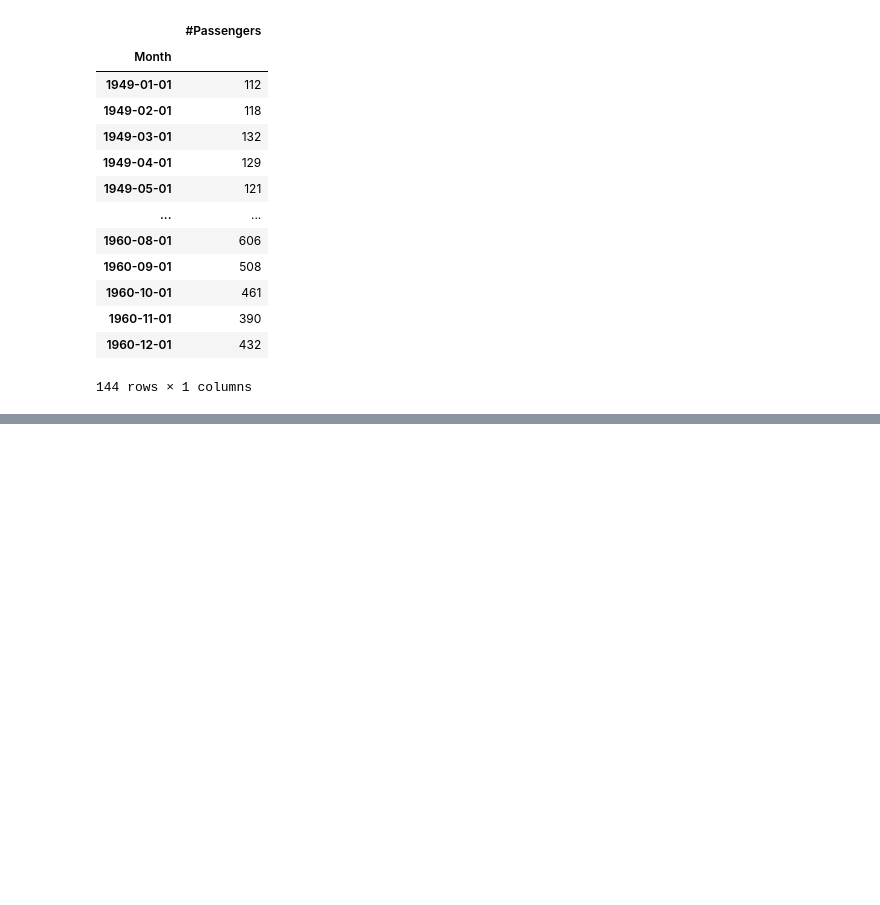
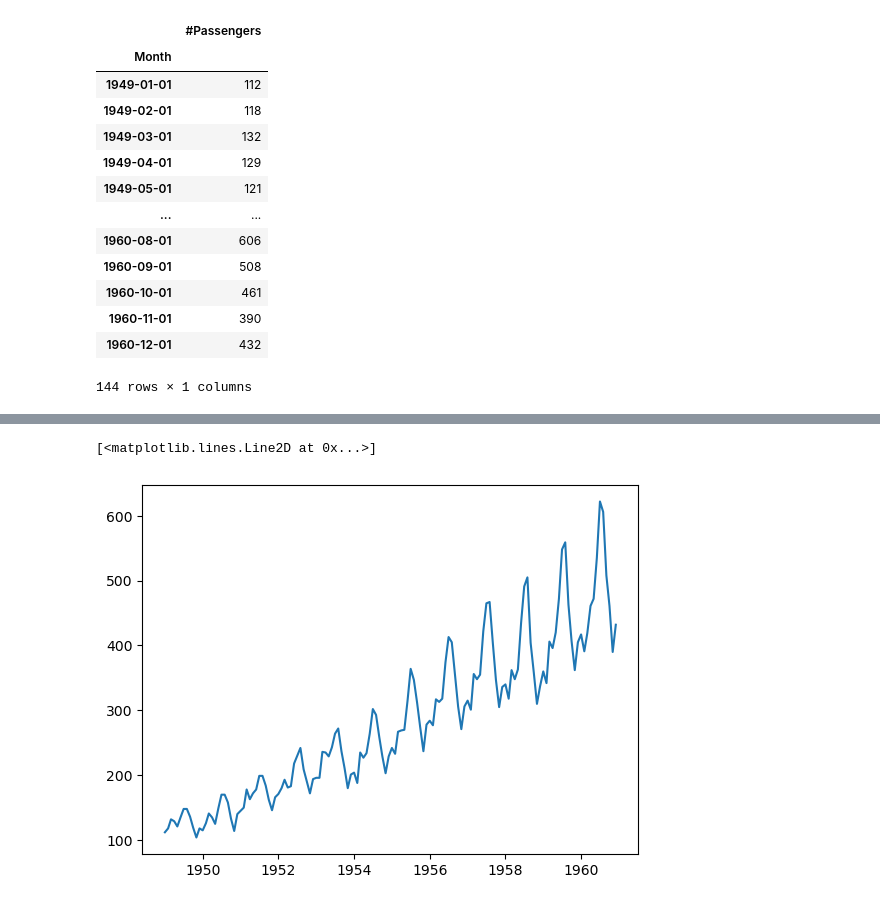
Before and after one commit to RodrigoD4v/pratica_series_temporais, a Jupyter notebook: notebooks/pratica_series_temporais.ipynb, the cells around one changed output, grey strips where cells are left out. Saved outputs shown, nothing was run; the diff lists cells and outputs as text; code cells hidden in the pictures; blank space fills up the shorter version.

Commit message:
Visualizando os valores por intervalos, mês, ano e visualizando gráfico da série temporal completa

```diff
--- a/notebooks/pratica_series_temporais.ipynb
+++ b/notebooks/pratica_series_temporais.ipynb
@@ -47,0 +60,4 @@ base
+# %%
+# Criação de um série temporal (ts)
+ts = base['#Passengers']
+ts
@@ -47,0 +158,6 @@ base
+# %%
+# Visualização da série temporal completa
+plt.plot(ts)
+# %% [output]
+[<matplotlib.lines.Line2D at 0x...>]
+[figure, added]
```
Also changed, not shown: parts of 10 cells of this notebook.
